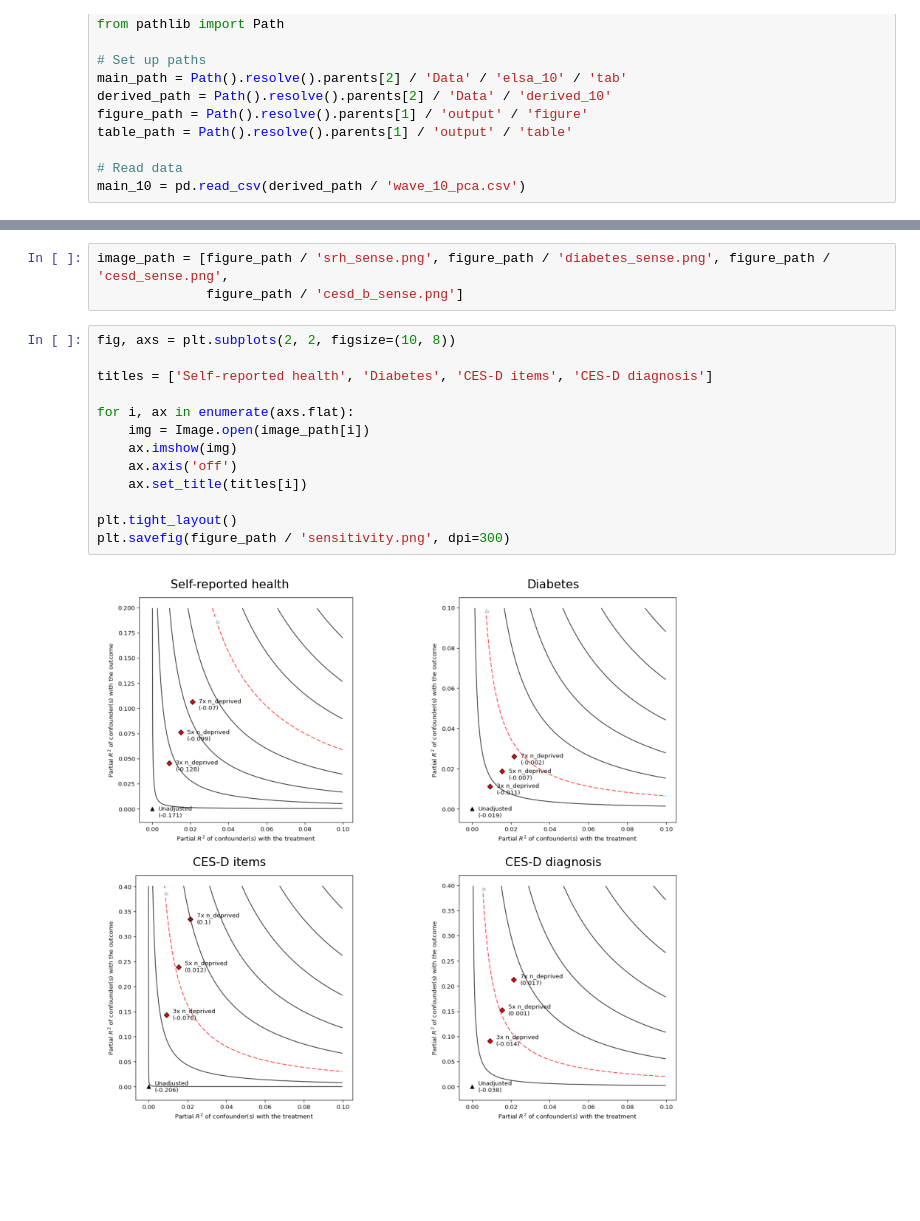
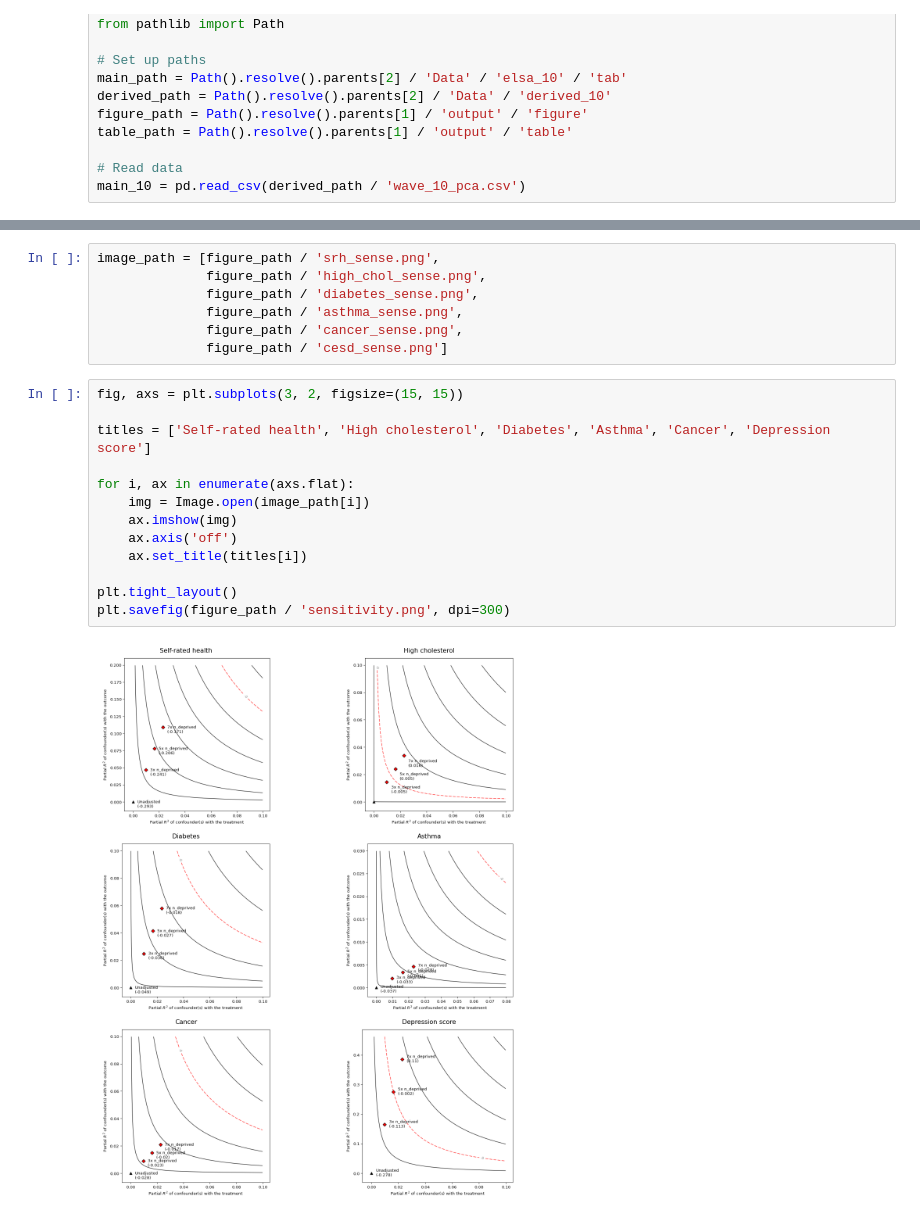
Before and after one commit to ivanlu300/ivanlu300, a Jupyter notebook: src/question_1/6_sensitivity_analysis.ipynb, the cells around one changed output, grey strips where cells are left out. Drawn from its saved outputs; the diff is of its cells as text; blank space fills up the shorter version.

```diff
--- a/src/question_1/6_sensitivity_analysis.ipynb
+++ b/src/question_1/6_sensitivity_analysis.ipynb
@@ -63,18 +83,22 @@ cesd_b_sense.plot(lim=0.10, label_bump_y=-0.01)
 # %%
-image_path = [figure_path / 'srh_sense.png', figure_path / 'diabetes_sense.png', figure_path / 'cesd_sense.png',
-              figure_path / 'cesd_b_sense.png']
+image_path = [figure_path / 'srh_sense.png',
+              figure_path / 'high_chol_sense.png',
+              figure_path / 'diabetes_sense.png',
+              figure_path / 'asthma_sense.png',
+              figure_path / 'cancer_sense.png',
+              figure_path / 'cesd_sense.png']
 # %%
-fig, axs = plt.subplots(2, 2, figsize=(10, 8))
+fig, axs = plt.subplots(3, 2, figsize=(15, 15))
 
-titles = ['Self-reported health', 'Diabetes', 'CES-D items', 'CES-D diagnosis']
+titles = ['Self-rated health', 'High cholesterol', 'Diabetes', 'Asthma', 'Cancer', 'Depression score']
 
 for i, ax in enumerate(axs.flat):
     img = Image.open(image_path[i])
     ax.imshow(img)
     ax.axis('off')
     ax.set_title(titles[i])
 
 plt.tight_layout()
 plt.savefig(figure_path / 'sensitivity.png', dpi=300)
 # %% [output]
-[figure, old version]
+[figure, new version]
```
Also changed, not shown: parts of 8 cells of this notebook, 9 other files.
